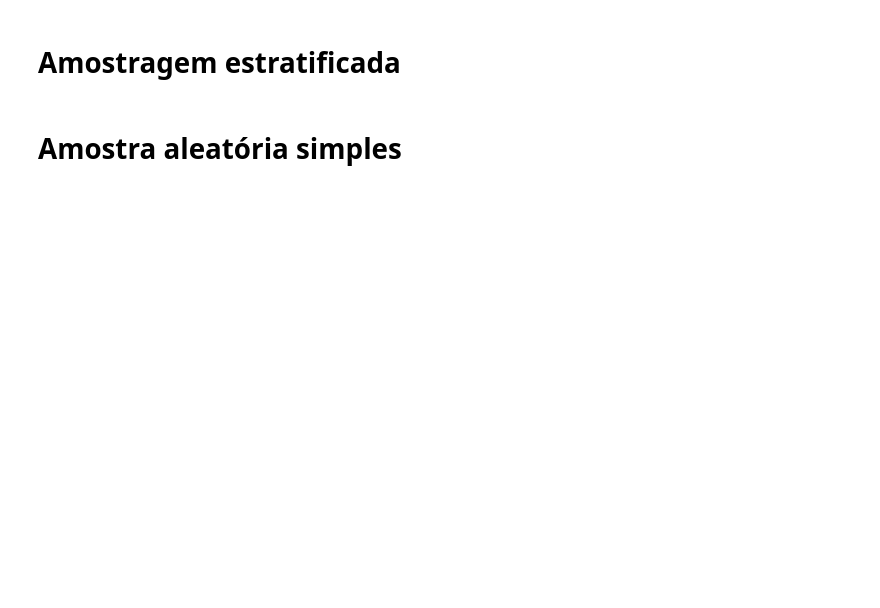
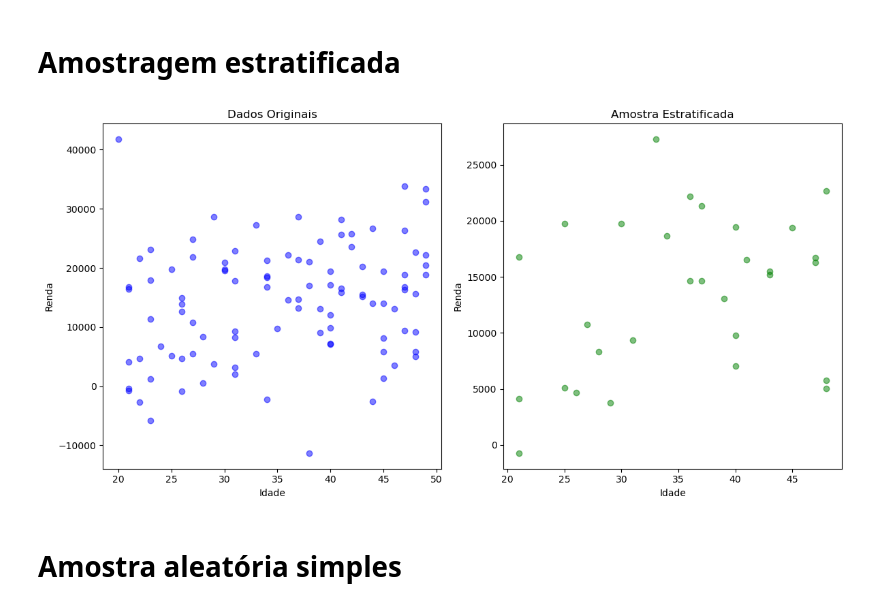
Before and after one commit to tiagomartins03/Data-Science, a Jupyter notebook: 1_AmostragemAleatória&ViésDeAmostra/main.ipynb, the cells around one changed output. Saved outputs shown, nothing was run; the diff lists cells and outputs as text; code cells hidden in the pictures; blank space fills up the shorter version.

```diff
--- a/1_AmostragemAleatória&ViésDeAmostra/main.ipynb
+++ b/1_AmostragemAleatória&ViésDeAmostra/main.ipynb
@@ -18,6 +52,46 @@
 # Amostragem estratificada
 # %%
 # Divide a população em estratos e faz a amostragem alaeatórias em cada estado
+# %%
+import numpy as np
+import pandas as pd
+import matplotlib.pyplot as plt
+from sklearn.model_selection import train_test_split
+
+# Gerar dados aleatórios
+np.random.seed(42)
+idade = np.random.randint(20, 50, 100)
+renda = idade * np.random.randint(200, 500) + np.random.normal(0, 10000, 100)
+
+# Criar faixas etárias
+faixa_etaria = pd.cut(idade, bins=[19, 29, 39, 49], labels=['20-29', '30-39', '40-49'])
+
+# Criar DataFrame
+dados = pd.DataFrame({'idade': idade, 'renda': renda, 'faixa_etaria': faixa_etaria})
+
+# Amostragem estratificada
+treino, amostra_estratificada = train_test_split(dados, test_size=0.3, stratify=dados['faixa_etaria'], random_state=42)
+
+# Plotar dados originais
+plt.figure(figsize=(12, 6))
+
+plt.subplot(1, 2, 1)
+plt.scatter(dados['idade'], dados['renda'], alpha=0.5, color='blue')
+plt.title('Dados Originais')
+plt.xlabel('Idade')
+plt.ylabel('Renda')
+
+# Plotar dados da amostra estratificada
+plt.subplot(1, 2, 2)
+plt.scatter(amostra_estratificada['idade'], amostra_estratificada['renda'], alpha=0.5, color='green')
+plt.title('Amostra Estratificada')
+plt.xlabel('Idade')
+plt.ylabel('Renda')
+
+plt.tight_layout()
+plt.show()
+# %% [output]
+[figure, added]
 # %% [markdown]
 # Amostra aleatória simples
 # %%
```
Also changed, not shown: parts of 11 cells of this notebook.
